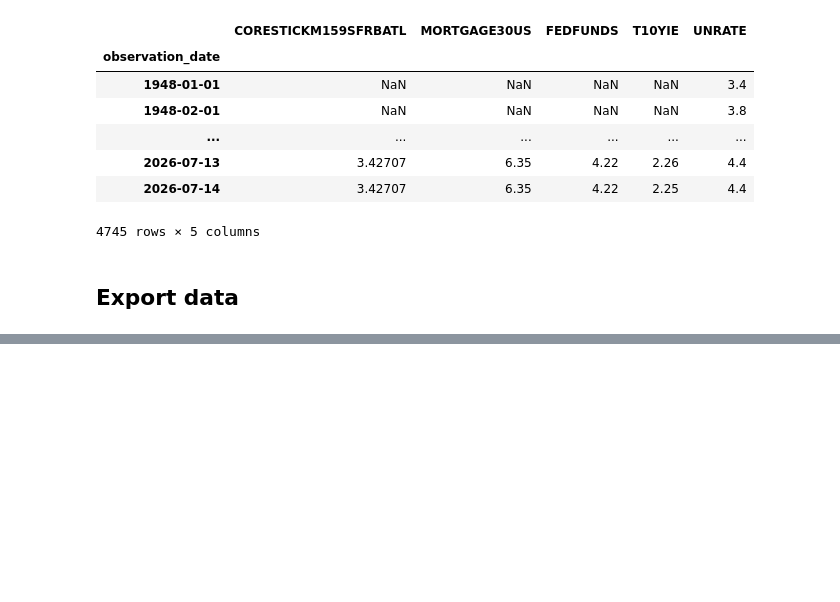
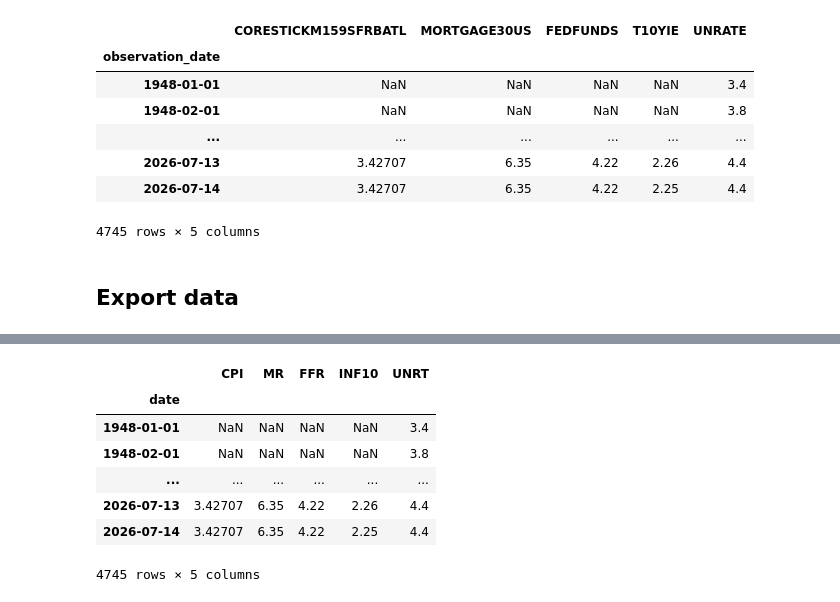
Before and after one commit to LinkedInLearning/practical-python-for-time-series-analysis-5452014, a Jupyter notebook: notebooks/CH01_Join/Start.ipynb, the cells around one changed output, grey strips where cells are left out. Saved outputs shown, nothing was run; the diff lists cells and outputs as text; code cells hidden in the pictures; blank space fills up the shorter version.

```diff
--- a/notebooks/CH01_Join/Start.ipynb
+++ b/notebooks/CH01_Join/Start.ipynb
@@ -171,0 +175,18 @@ df.plot()
+# %%
+df = df.rename(columns={
+    'CORESTICKM159SFRBATL':'CPI',
+    'MORTGAGE30US': 'MR',
+    'FEDFUNDS': 'FFR',
+    'T10YIE': 'INF10',
+    'UNRATE': 'UNRT'
+})
+df
+# %% [output]
+|  | CPI | MR | FFR | INF10 | UNRT |
+| date |  |  |  |  |  |
+| 1948-01-01 | NaN | NaN | NaN | NaN | 3.4 |
+| 1948-02-01 | NaN | NaN | NaN | NaN | 3.8 |
+| ... | ... | ... | ... | ... | ... |
+| 2026-07-13 | 3.42707 | 6.35 | 4.22 | 2.26 | 4.4 |
+| 2026-07-14 | 3.42707 | 6.35 | 4.22 | 2.25 | 4.4 |
+4745 rows × 5 columns
```
Also changed, not shown: parts of 10 cells of this notebook, 1 other file.
